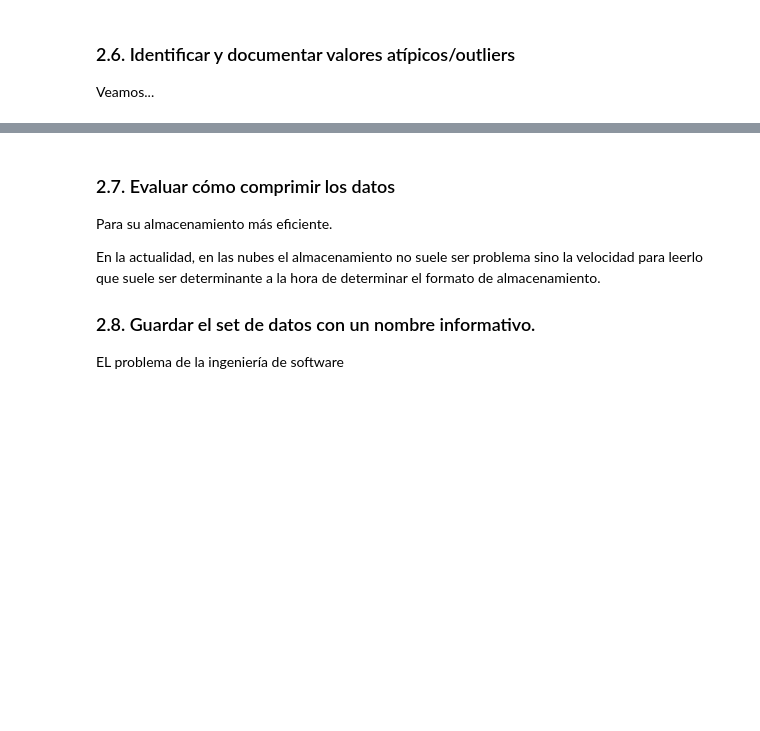
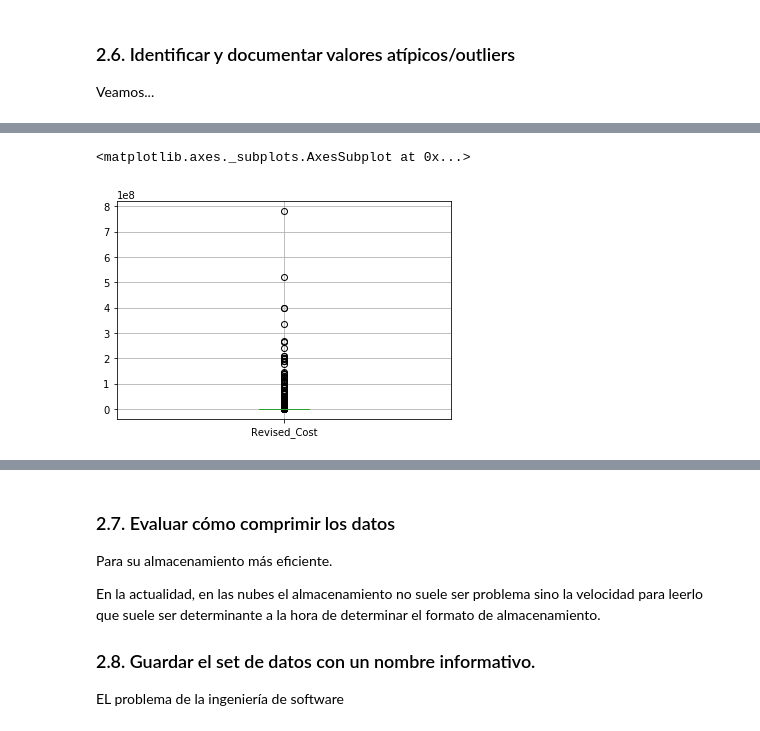
Before and after one commit to renzobechler-zz/diplodatos, a Jupyter notebook: AnalisisYCuracion/Laboratorio.ipynb, the cells around one changed output, grey strips where cells are left out. Cells and saved outputs as stored; diff of their text form; code cells hidden in the pictures; blank space fills up the shorter version.

```diff
--- a/AnalisisYCuracion/Laboratorio.ipynb
+++ b/AnalisisYCuracion/Laboratorio.ipynb
@@ -395,3 +440,8 @@ TypeError: unorderable types: float() > method()
+# %%
+SanFrancisco_Building_Permits.boxplot(column='Revised_Cost')
+# %% [output]
+<matplotlib.axes._subplots.AxesSubplot at 0x...>
+[figure, added]
 # %%
 SanFrancisco_Building_Permits.boxplot(column='Estimated_Cost')
 # %% [output]
```
Also changed, not shown: parts of 15 cells of this notebook, 3 other files.
